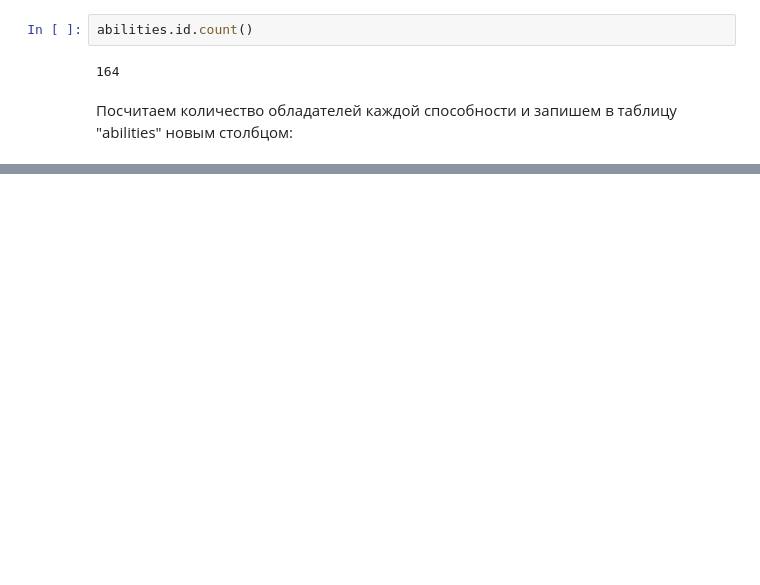
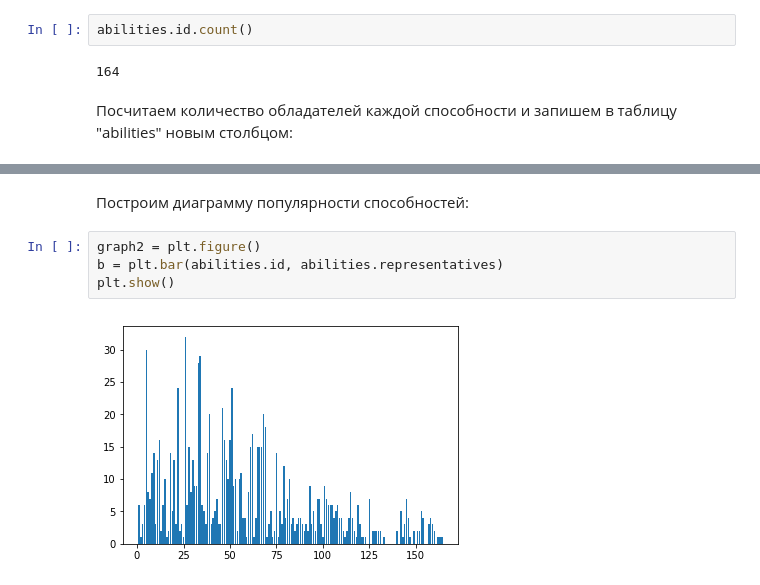
Before and after one commit to GrachevaAS/DataScienceTasks, a Jupyter notebook: First_task.ipynb, the cells around one changed output, grey strips where cells are left out. Cells and saved outputs as stored; diff of their text form; blank space fills up the shorter version.

```diff
--- a/First_task.ipynb
+++ b/First_task.ipynb
@@ -193,0 +183,8 @@ abilities.head()
+# %% [markdown]
+Построим диаграмму популярности способностей:
+# %%
+graph2 = plt.figure()
+b = plt.bar(abilities.id, abilities.representatives)
+plt.show()
+# %% [output]
+[figure, added]
```
Also changed, not shown: parts of 6 cells of this notebook.
